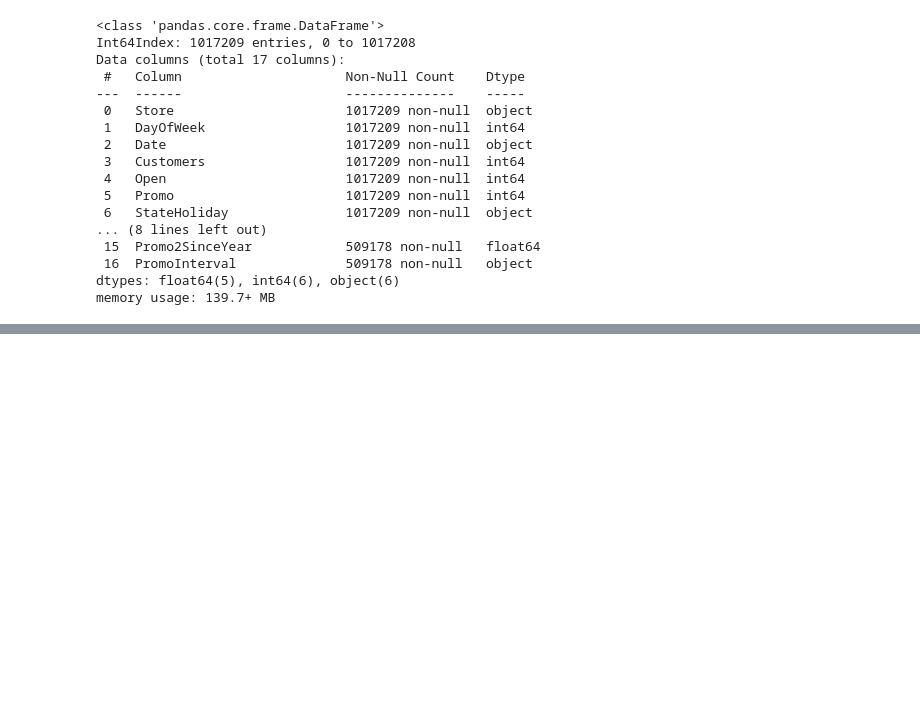
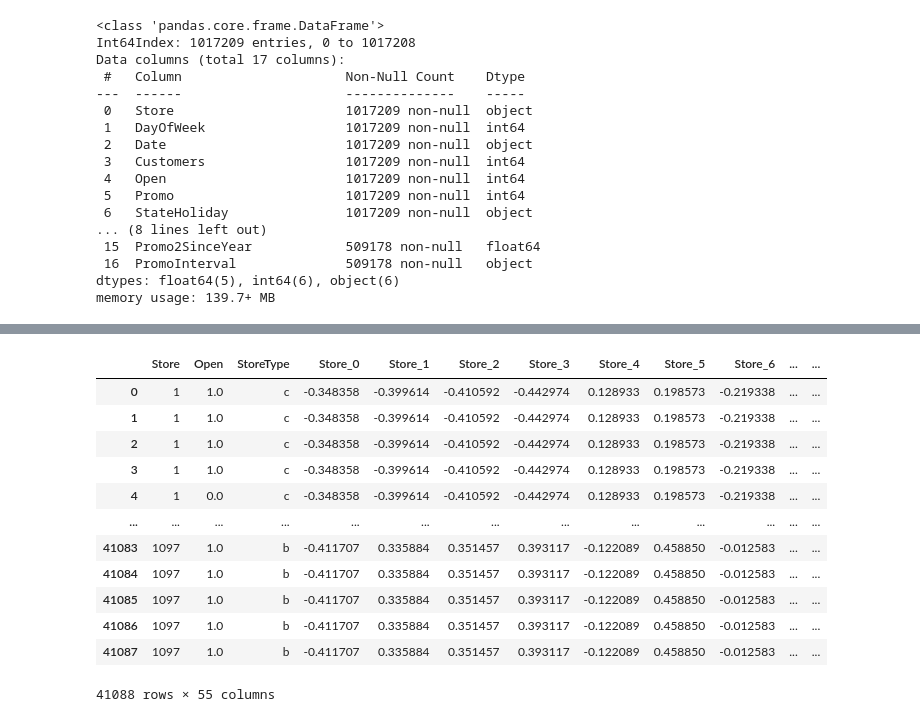
Before and after one commit to suvkp/Cat2Emb, a Jupyter notebook: EDA.ipynb, the cells around one changed output, grey strips where cells are left out. Drawn from its saved outputs; the diff is of its cells as text; code cells hidden in the pictures; blank space fills up the shorter version.

Commit message:
embedding class done

```diff
--- a/EDA.ipynb
+++ b/EDA.ipynb
@@ -119,5 +139,5 @@ memory usage: 139.7+ MB
 # %%
-var = ['Store', 'Customers', 'Open', 'StoreType']
+var = ['Store', 'Open', 'StoreType']
 # %%
 X_train[var].info()
 # %% [output]
@@ -201,0 +210,2 @@ TypeError: get_input_at() missing 1 required positional argument: 'node_index'
+# %%
+test_data['Store'] = test_data['Store'].astype('category')
@@ -201,0 +223,18 @@ TypeError: get_input_at() missing 1 required positional argument: 'node_index'
+# %%
+X_test_embeddings = embed_model.transform(test_data[var])
+# %%
+X_test_embeddings
+# %% [output]
+|  | Store | Open | StoreType | Store_0 | Store_1 | Store_2 | Store_3 | Store_4 | Store_5 | Store_6 | ... | ... |
+| 0 | 1 | 1.0 | c | -0.348358 | -0.399614 | -0.410592 | -0.442974 | 0.128933 | 0.198573 | -0.219338 | ... | ... |
+| 1 | 1 | 1.0 | c | -0.348358 | -0.399614 | -0.410592 | -0.442974 | 0.128933 | 0.198573 | -0.219338 | ... | ... |
+| 2 | 1 | 1.0 | c | -0.348358 | -0.399614 | -0.410592 | -0.442974 | 0.128933 | 0.198573 | -0.219338 | ... | ... |
+| 3 | 1 | 1.0 | c | -0.348358 | -0.399614 | -0.410592 | -0.442974 | 0.128933 | 0.198573 | -0.219338 | ... | ... |
+| 4 | 1 | 0.0 | c | -0.348358 | -0.399614 | -0.410592 | -0.442974 | 0.128933 | 0.198573 | -0.219338 | ... | ... |
+| ... | ... | ... | ... | ... | ... | ... | ... | ... | ... | ... | ... | ... |
+| 41083 | 1097 | 1.0 | b | -0.411707 | 0.335884 | 0.351457 | 0.393117 | -0.122089 | 0.458850 | -0.012583 | ... | ... |
+| 41084 | 1097 | 1.0 | b | -0.411707 | 0.335884 | 0.351457 | 0.393117 | -0.122089 | 0.458850 | -0.012583 | ... | ... |
+| 41085 | 1097 | 1.0 | b | -0.411707 | 0.335884 | 0.351457 | 0.393117 | -0.122089 | 0.458850 | -0.012583 | ... | ... |
+| 41086 | 1097 | 1.0 | b | -0.411707 | 0.335884 | 0.351457 | 0.393117 | -0.122089 | 0.458850 | -0.012583 | ... | ... |
+| 41087 | 1097 | 1.0 | b | -0.411707 | 0.335884 | 0.351457 | 0.393117 | -0.122089 | 0.458850 | -0.012583 | ... | ... |
+41088 rows × 55 columns
```
Also changed, not shown: parts of 17 cells of this notebook, 1 other file.
